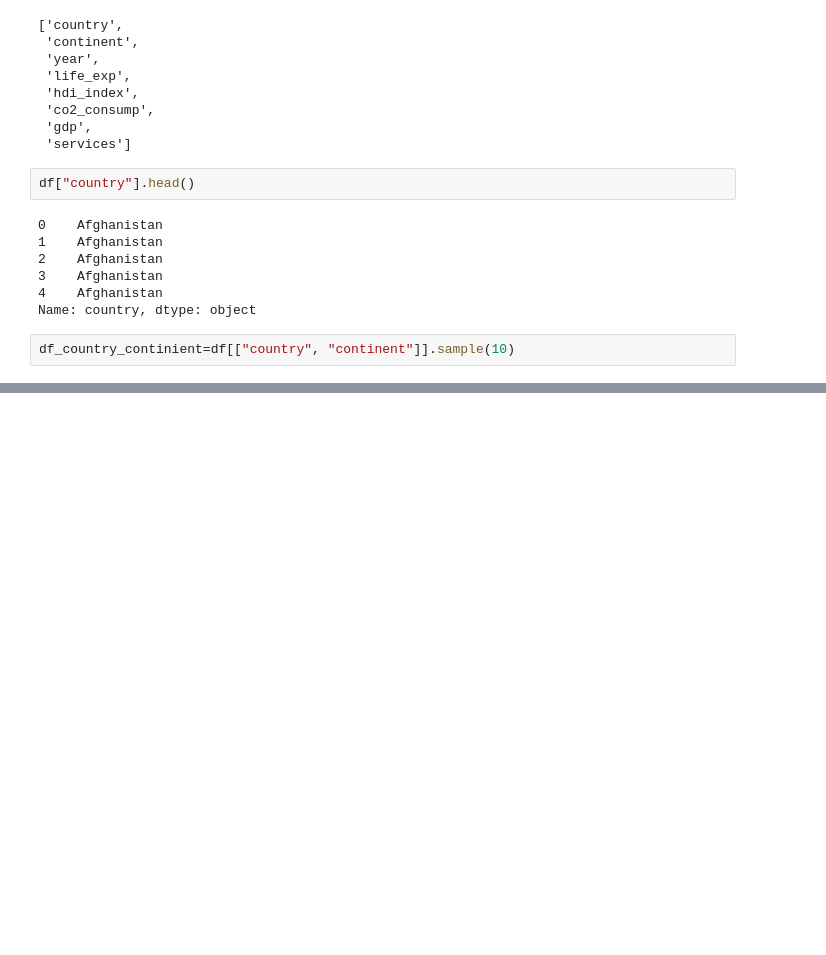
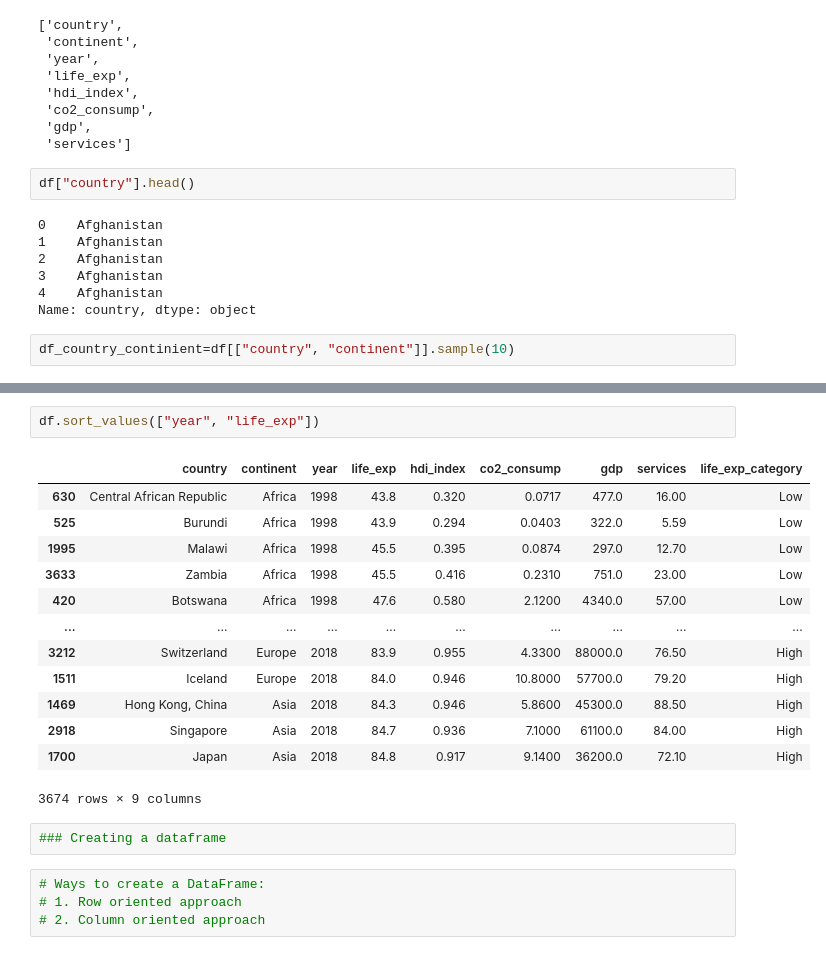
Before and after one commit to Akshayredekar07/Complete-Data-Science, a Jupyter notebook: S03.Pandas/36-Pandas_scaler.ipynb, the cells around one changed output, grey strips where cells are left out. Cells and saved outputs as stored; diff of their text form; blank space fills up the shorter version.

```diff
--- a/S03.Pandas/36-Pandas_scaler.ipynb
+++ b/S03.Pandas/36-Pandas_scaler.ipynb
@@ -113,0 +662,22 @@ df_country_continient
+# %%
+df.sort_values(["year", "life_exp"])
+# %% [output]
+|  | country | continent | year | life_exp | hdi_index | co2_consump | gdp | services | life_exp_category |
+| 630 | Central African Republic | Africa | 1998 | 43.8 | 0.320 | 0.0717 | 477.0 | 16.00 | Low |
+| 525 | Burundi | Africa | 1998 | 43.9 | 0.294 | 0.0403 | 322.0 | 5.59 | Low |
+| 1995 | Malawi | Africa | 1998 | 45.5 | 0.395 | 0.0874 | 297.0 | 12.70 | Low |
+| 3633 | Zambia | Africa | 1998 | 45.5 | 0.416 | 0.2310 | 751.0 | 23.00 | Low |
+| 420 | Botswana | Africa | 1998 | 47.6 | 0.580 | 2.1200 | 4340.0 | 57.00 | Low |
+| ... | ... | ... | ... | ... | ... | ... | ... | ... | ... |
+| 3212 | Switzerland | Europe | 2018 | 83.9 | 0.955 | 4.3300 | 88000.0 | 76.50 | High |
+| 1511 | Iceland | Europe | 2018 | 84.0 | 0.946 | 10.8000 | 57700.0 | 79.20 | High |
+| 1469 | Hong Kong, China | Asia | 2018 | 84.3 | 0.946 | 5.8600 | 45300.0 | 88.50 | High |
+| 2918 | Singapore | Asia | 2018 | 84.7 | 0.936 | 7.1000 | 61100.0 | 84.00 | High |
+| 1700 | Japan | Asia | 2018 | 84.8 | 0.917 | 9.1400 | 36200.0 | 72.10 | High |
+3674 rows × 9 columns
+# %%
+### Creating a dataframe
+# %%
+# Ways to create a DataFrame:
+# 1. Row oriented approach
+# 2. Column oriented approach
```
Also changed, not shown: parts of 62 cells of this notebook, 6 other files.
